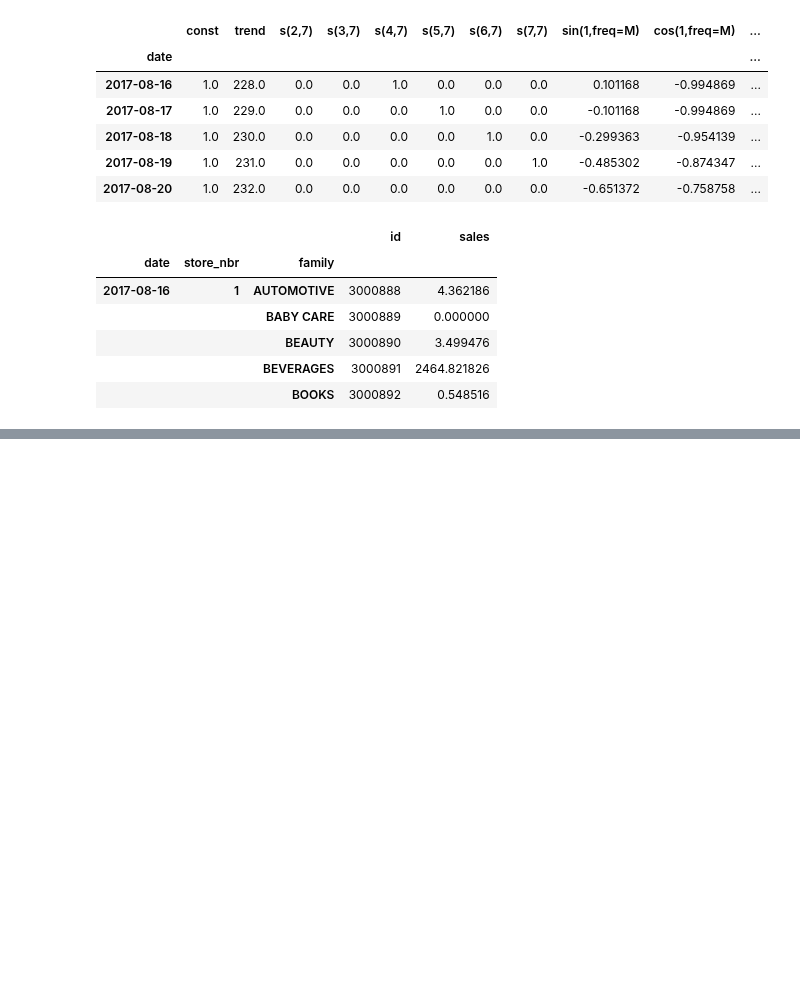
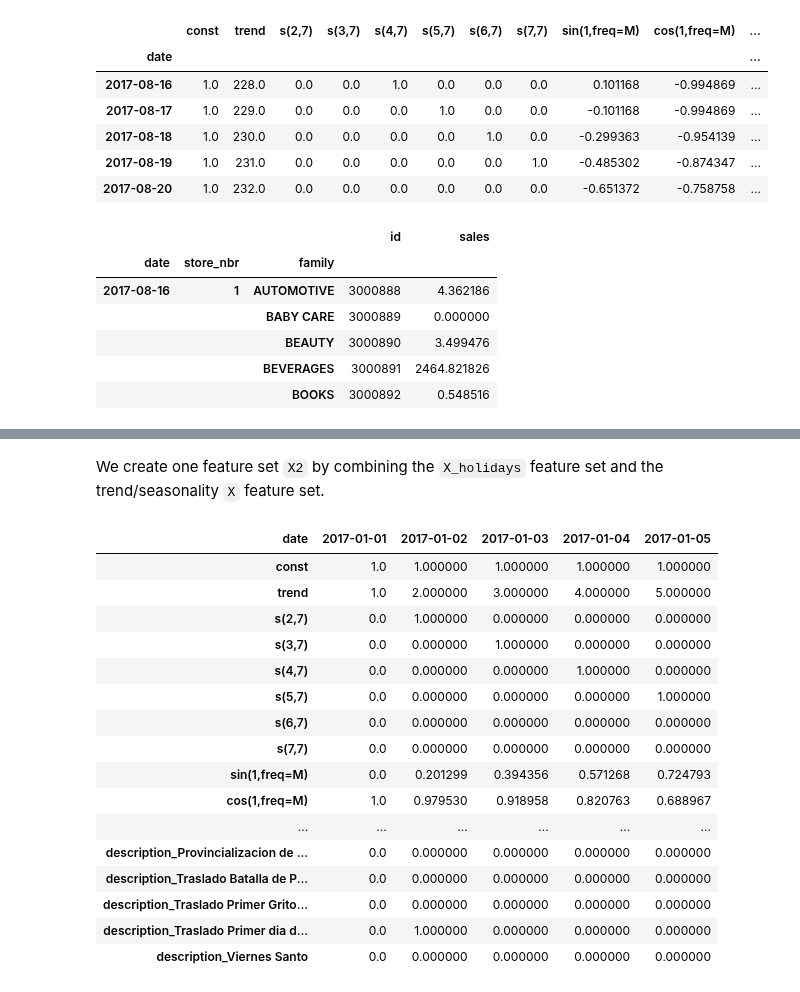
Before and after one commit to abhirup-ghosh/kaggle, a Jupyter notebook: store-sales-time-series-forecasting.ipynb, the cells around one changed output, grey strips where cells are left out. Saved outputs shown, nothing was run; the diff lists cells and outputs as text; code cells hidden in the pictures; blank space fills up the shorter version.

```diff
--- a/store-sales-time-series-forecasting.ipynb
+++ b/store-sales-time-series-forecasting.ipynb
@@ -676,0 +783,3 @@ y_submit.head()
+# %%
+X_holidays = pd.get_dummies(holidays)
+X_holidays.head()
@@ -676,0 +794,23 @@ y_submit.head()
+# %% [markdown]
+We create one feature set `X2` by combining the `X_holidays` feature set and the trend/seasonality `X` feature set.
+# %%
+X2 = X.join(X_holidays, on='date').fillna(0.0)
+X2.head().T
+# %% [output]
+| date | 2017-01-01 | 2017-01-02 | 2017-01-03 | 2017-01-04 | 2017-01-05 |
+| const | 1.0 | 1.000000 | 1.000000 | 1.000000 | 1.000000 |
+| trend | 1.0 | 2.000000 | 3.000000 | 4.000000 | 5.000000 |
+| s(2,7) | 0.0 | 1.000000 | 0.000000 | 0.000000 | 0.000000 |
+| s(3,7) | 0.0 | 0.000000 | 1.000000 | 0.000000 | 0.000000 |
+| s(4,7) | 0.0 | 0.000000 | 0.000000 | 1.000000 | 0.000000 |
+| s(5,7) | 0.0 | 0.000000 | 0.000000 | 0.000000 | 1.000000 |
+| s(6,7) | 0.0 | 0.000000 | 0.000000 | 0.000000 | 0.000000 |
+| s(7,7) | 0.0 | 0.000000 | 0.000000 | 0.000000 | 0.000000 |
+| sin(1,freq=M) | 0.0 | 0.201299 | 0.394356 | 0.571268 | 0.724793 |
+| cos(1,freq=M) | 1.0 | 0.979530 | 0.918958 | 0.820763 | 0.688967 |
+| ... | ... | ... | ... | ... | ... |
+| description_Provincializacion de ... | 0.0 | 0.000000 | 0.000000 | 0.000000 | 0.000000 |
+| description_Traslado Batalla de P... | 0.0 | 0.000000 | 0.000000 | 0.000000 | 0.000000 |
+| description_Traslado Primer Grito... | 0.0 | 0.000000 | 0.000000 | 0.000000 | 0.000000 |
+| description_Traslado Primer dia d... | 0.0 | 1.000000 | 0.000000 | 0.000000 | 0.000000 |
+| description_Viernes Santo | 0.0 | 0.000000 | 0.000000 | 0.000000 | 0.000000 |
```
Also changed, not shown: parts of 25 cells of this notebook.
